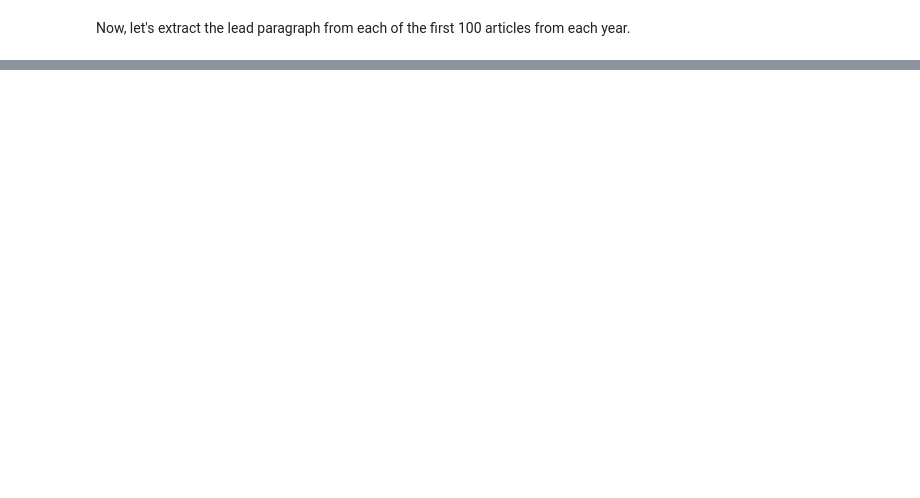
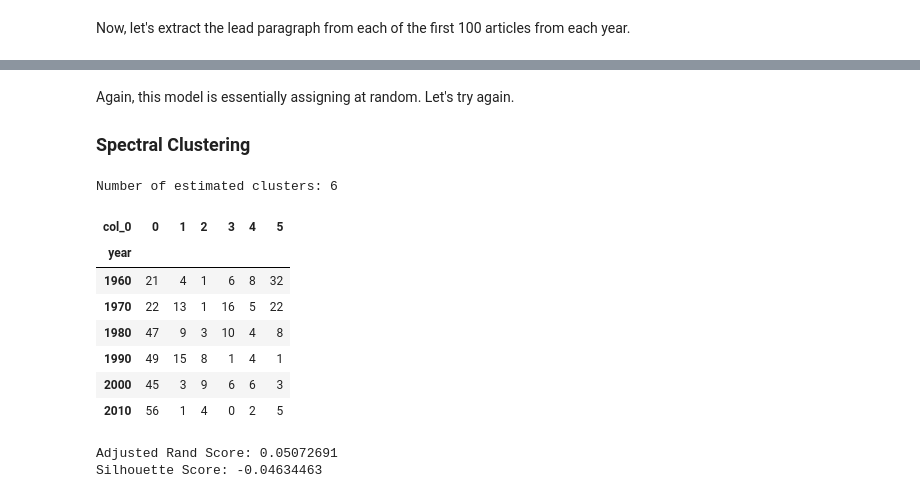
Before and after one commit to ephs08kmp/capstone_projects, a Jupyter notebook: 4.5.1 Unsupervised Learning Capstone.ipynb, the cells around one changed output, grey strips where cells are left out. Cells and saved outputs as stored; diff of their text form; code cells hidden in the pictures; blank space fills up the shorter version.

```diff
--- a/4.5.1 Unsupervised Learning Capstone.ipynb
+++ b/4.5.1 Unsupervised Learning Capstone.ipynb
@@ -154,0 +278,28 @@ This still isn't working like I would expect...I'll keep going on this.
+# %% [markdown]
+Again, this model is essentially assigning at random.  Let's try again.
+
+### Spectral Clustering
+# %%
+from sklearn.cluster import SpectralClustering
+
+n_clusters= 6
+sc = SpectralClustering(n_clusters=n_clusters)
+y_pred3 = sc.fit_predict(X_train_lsa)
+
+pd.crosstab(y_train, y_pred3)
+# %% [output]
+Number of estimated clusters: 6
+| col_0 | 0 | 1 | 2 | 3 | 4 | 5 |
+| year |  |  |  |  |  |  |
+| 1960 | 21 | 4 | 1 | 6 | 8 | 32 |
+| 1970 | 22 | 13 | 1 | 16 | 5 | 22 |
+| 1980 | 47 | 9 | 3 | 10 | 4 | 8 |
+| 1990 | 49 | 15 | 8 | 1 | 4 | 1 |
+| 2000 | 45 | 3 | 9 | 6 | 6 | 3 |
+| 2010 | 56 | 1 | 4 | 0 | 2 | 5 |
+# %%
+print('Adjusted Rand Score: {:0.7}'.format(adjusted_rand_score(y_train, y_pred3)))
+print('Silhouette Score: {:0.7}'.format(silhouette_score(X_train_lsa, y_pred3, metric='euclidean')))
+# %% [output]
+Adjusted Rand Score: 0.05072691
+Silhouette Score: -0.04634463
```
Also changed, not shown: parts of 43 cells of this notebook.
